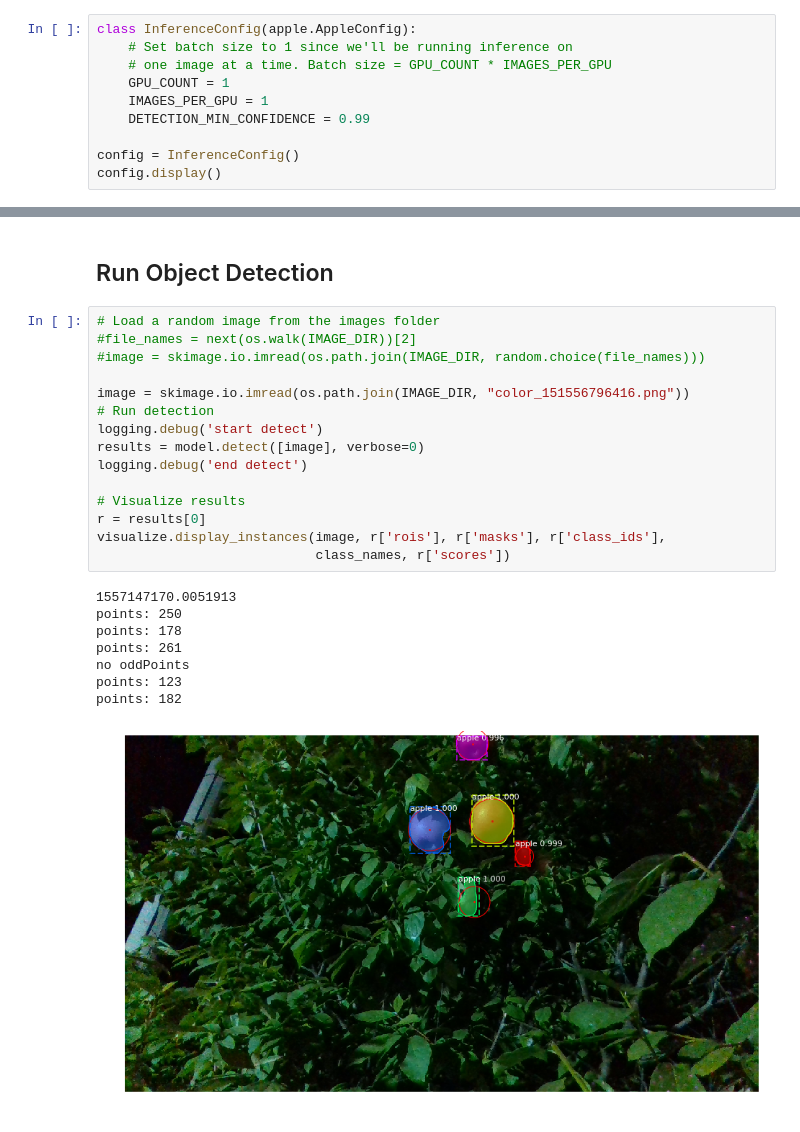
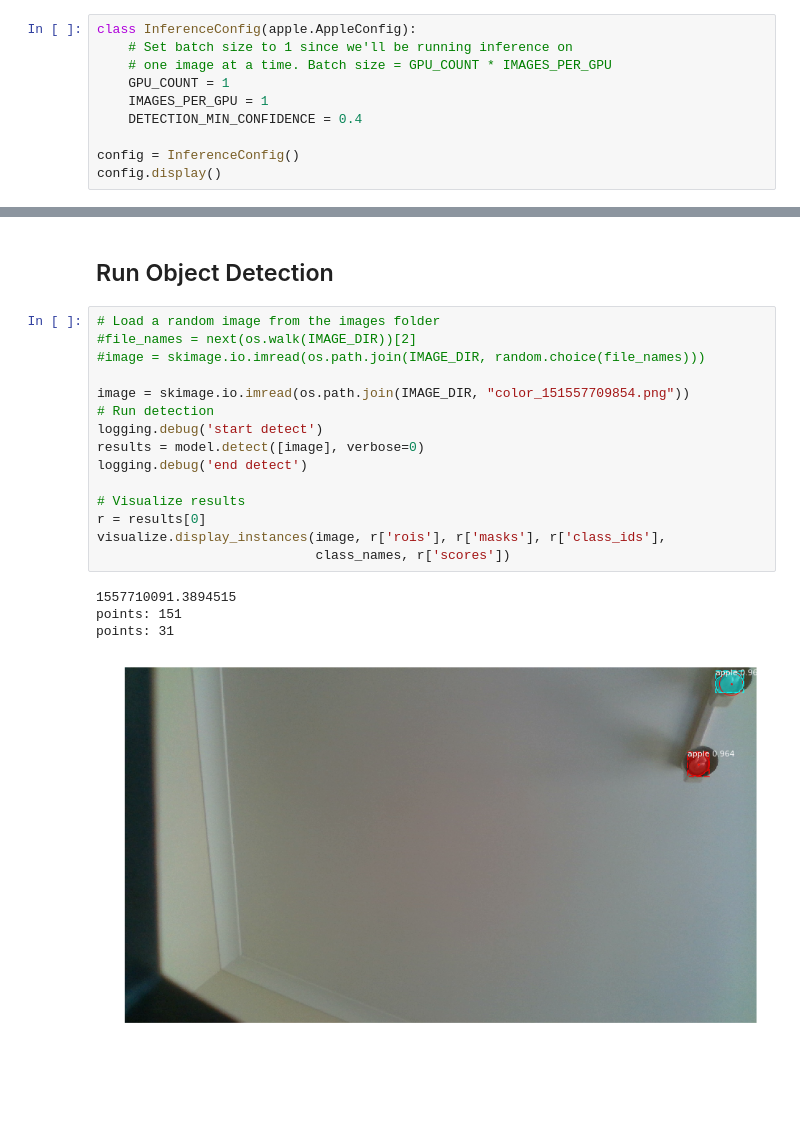
Before and after one commit to foreverben1986/Mask_RCNN, a Jupyter notebook: samples/demo.ipynb, the cells around one changed output, grey strips where cells are left out. Saved outputs shown, nothing was run; the diff lists cells and outputs as text; blank space fills up the shorter version.

```diff
--- a/samples/demo.ipynb
+++ b/samples/demo.ipynb
@@ -60,7 +59,7 @@ class InferenceConfig(apple.AppleConfig):
     # one image at a time. Batch size = GPU_COUNT * IMAGES_PER_GPU
     GPU_COUNT = 1
     IMAGES_PER_GPU = 1
-    DETECTION_MIN_CONFIDENCE = 0.99
+    DETECTION_MIN_CONFIDENCE = 0.4
 
 config = InferenceConfig()
 config.display()
@@ -118,24 +117,20 @@ class_names = ['BG', 'apple']
 # %%
 # Load a random image from the images folder
 #file_names = next(os.walk(IMAGE_DIR))[2]
 #image = skimage.io.imread(os.path.join(IMAGE_DIR, random.choice(file_names)))
 
-image = skimage.io.imread(os.path.join(IMAGE_DIR, "color_151556796416.png"))
+image = skimage.io.imread(os.path.join(IMAGE_DIR, "color_151557709854.png"))
 # Run detection
 logging.debug('start detect')
 results = model.detect([image], verbose=0)
 logging.debug('end detect')
 
 # Visualize results
 r = results[0]
 visualize.display_instances(image, r['rois'], r['masks'], r['class_ids'],
                             class_names, r['scores'])
 # %% [output]
-1557147170.0051913
-points: 250
-points: 178
-points: 261
-no oddPoints
-points: 123
-points: 182
+1557710091.3894515
+points: 151
+points: 31
-[figure, old version]
+[figure, new version]
```
Also changed, not shown: parts of 2 cells of this notebook, 8 other files.
